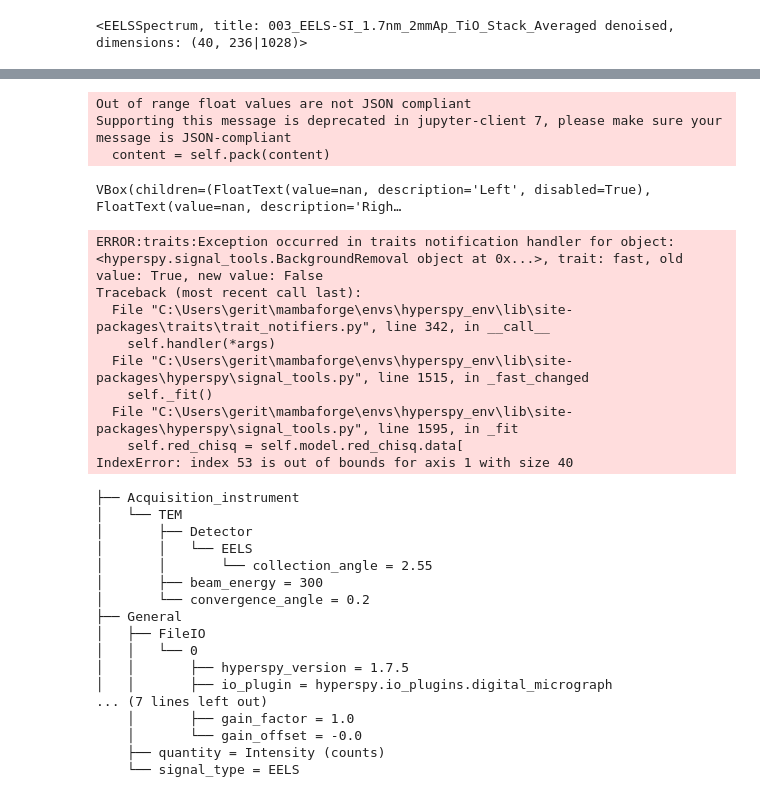
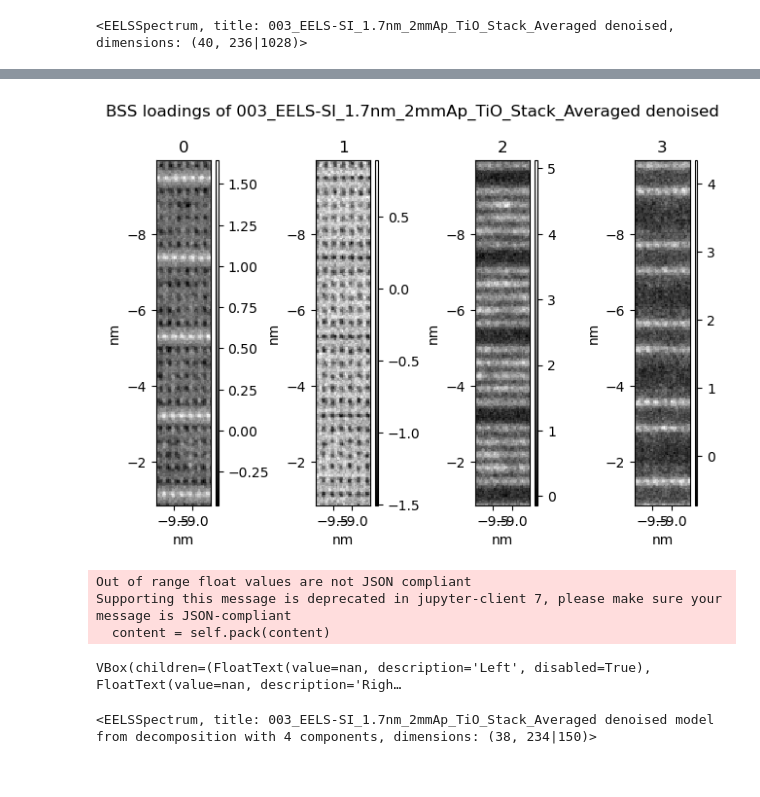
Before and after one commit to GeriTopore/EELS_Data_Workshop, a Jupyter notebook: EELS_Data_Analysis.ipynb, the cells around one changed output, grey strips where cells are left out. Cells and saved outputs as stored; diff of their text form; code cells hidden in the pictures.

```diff
--- a/EELS_Data_Analysis.ipynb
+++ b/EELS_Data_Analysis.ipynb
@@ -12,37 +55,11 @@ s2.plot()
+# %%
+s.plot_bss_loadings(per_row=4)
+# %% [output]
+[figure, added]
 # %%
-s2.remove_background()
+s_denoised.remove_background()
 # %% [output]
 Out of range float values are not JSON compliant
 Supporting this message is deprecated in jupyter-client 7, please make sure your message is JSON-compliant
   content = self.pack(content)
 VBox(children=(FloatText(value=nan, description='Left', disabled=True), FloatText(value=nan, description='Righ…
-ERROR:traits:Exception occurred in traits notification handler for object: <hyperspy.signal_tools.BackgroundRemoval object at 0x...>, trait: fast, old value: True, new value: False
-Traceback (most recent call last):
-  File "C:\Users\gerit\mambaforge\envs\hyperspy_env\lib\site-packages\traits\trait_notifiers.py", line 342, in __call__
-    self.handler(*args)
-  File "C:\Users\gerit\mambaforge\envs\hyperspy_env\lib\site-packages\hyperspy\signal_tools.py", line 1515, in _fast_changed
-    self._fit()
-  File "C:\Users\gerit\mambaforge\envs\hyperspy_env\lib\site-packages\hyperspy\signal_tools.py", line 1595, in _fit
-    self.red_chisq = self.model.red_chisq.data[
-IndexError: index 53 is out of bounds for axis 1 with size 40
-# %%
-s2.set_microscope_parameters(beam_energy=300, collection_angle=2.55, convergence_angle=0.2)
-s2.metadata
-# %% [output]
-├── Acquisition_instrument
-│   └── TEM
-│       ├── Detector
-│       │   └── EELS
-│       │       └── collection_angle = 2.55
-│       ├── beam_energy = 300
-│       └── convergence_angle = 0.2
-├── General
-│   ├── FileIO
-│   │   └── 0
-│   │       ├── hyperspy_version = 1.7.5
-│   │       ├── io_plugin = hyperspy.io_plugins.digital_micrograph
-... (7 lines left out)
-    │       ├── gain_factor = 1.0
-    │       └── gain_offset = -0.0
-    ├── quantity = Intensity (counts)
-    └── signal_type = EELS
@@ -50,0 +66,5 @@ s2.add_elements(('Ti', 'O'))
+# %%
+Ti_peak = s_denoised.isig[455.:470.]
+Ti_peak
+# %% [output]
+<EELSSpectrum, title: 003_EELS-SI_1.7nm_2mmAp_TiO_Stack_Averaged denoised model from decomposition with 4 components, dimensions: (38, 234|150)>
```
Also changed, not shown: parts of 45 cells of this notebook, 1 other file.
